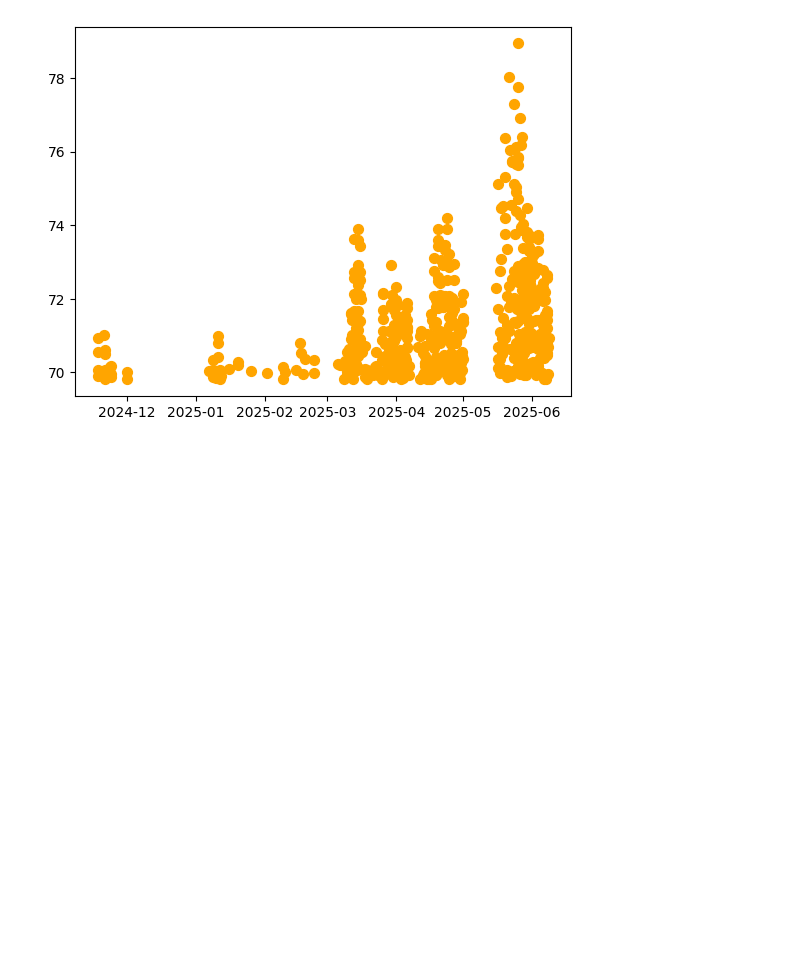
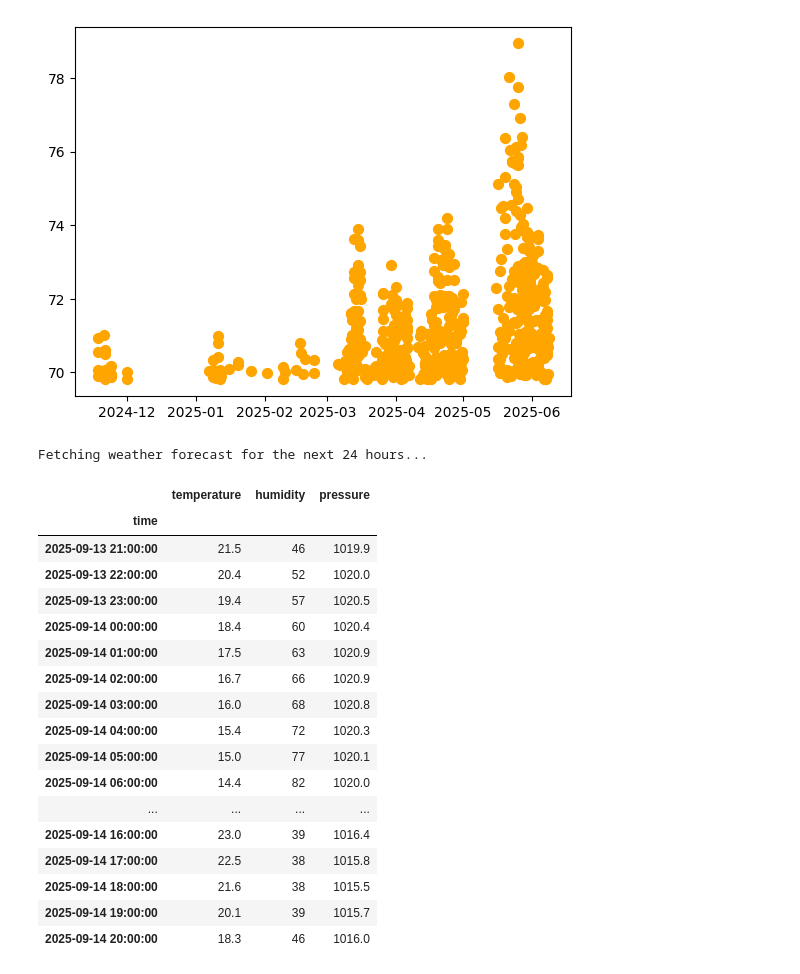
Before and after one commit to AndreiZoltan/energy, a Jupyter notebook: notebooks/inference_exp.ipynb, the cells around one changed output. Saved outputs shown, nothing was run; the diff lists cells and outputs as text; code cells hidden in the pictures; blank space fills up the shorter version.

```diff
--- a/notebooks/inference_exp.ipynb
+++ b/notebooks/inference_exp.ipynb
@@ -251,3 +251,51 @@ plt.scatter(peak_indices, y_pred_pd[peak_indices], color='orange', s=50,
 # %% [output]
 <matplotlib.collections.PathCollection at 0x...>
 [figure]
+# %%
+import pandas as pd
+import requests
+def get_weather_forecast(future_steps: int, lat: float = 47.01, lon: float = 28.86, tz: str = 'Europe/Chisinau') -> pd.DataFrame:
+    """
+    Fetches hourly weather forecast data from Open-Meteo.
+    """
+    print(f"Fetching weather forecast for the next {future_steps} hours...")
+
+    api_url = (
+        "https://api.open-meteo.com/v1/forecast?"
+        f"latitude={lat}&longitude={lon}&hourly=temperature_2m,relative_humidity_2m,surface_pressure"
+        f"&forecast_hours={future_steps}&timezone={tz}"
+    )
+    response = requests.get(api_url)
+    response.raise_for_status()
+
+    weather_data = response.json()['hourly']
+    df_weather = pd.DataFrame(data=weather_data)
+    df_weather['time'] = pd.to_datetime(df_weather['time'])
+    df_weather = df_weather.set_index('time').rename(columns={
+        'temperature_2m': 'temperature',
+        'relative_humidity_2m': 'humidity',
+        'surface_pressure': 'pressure'
+    })
+    return df_weather
+# %%
+get_weather_forecast(24)
+# %% [output]
+Fetching weather forecast for the next 24 hours...
+|  | temperature | humidity | pressure |
+| time |  |  |  |
+| 2025-09-13 21:00:00 | 21.5 | 46 | 1019.9 |
+| 2025-09-13 22:00:00 | 20.4 | 52 | 1020.0 |
+| 2025-09-13 23:00:00 | 19.4 | 57 | 1020.5 |
+| 2025-09-14 00:00:00 | 18.4 | 60 | 1020.4 |
+| 2025-09-14 01:00:00 | 17.5 | 63 | 1020.9 |
+| 2025-09-14 02:00:00 | 16.7 | 66 | 1020.9 |
+| 2025-09-14 03:00:00 | 16.0 | 68 | 1020.8 |
+| 2025-09-14 04:00:00 | 15.4 | 72 | 1020.3 |
+| 2025-09-14 05:00:00 | 15.0 | 77 | 1020.1 |
+| 2025-09-14 06:00:00 | 14.4 | 82 | 1020.0 |
+| ... | ... | ... | ... |
+| 2025-09-14 16:00:00 | 23.0 | 39 | 1016.4 |
+| 2025-09-14 17:00:00 | 22.5 | 38 | 1015.8 |
+| 2025-09-14 18:00:00 | 21.6 | 38 | 1015.5 |
+| 2025-09-14 19:00:00 | 20.1 | 39 | 1015.7 |
+| 2025-09-14 20:00:00 | 18.3 | 46 | 1016.0 |
```
Also changed, not shown: 3 other files.
